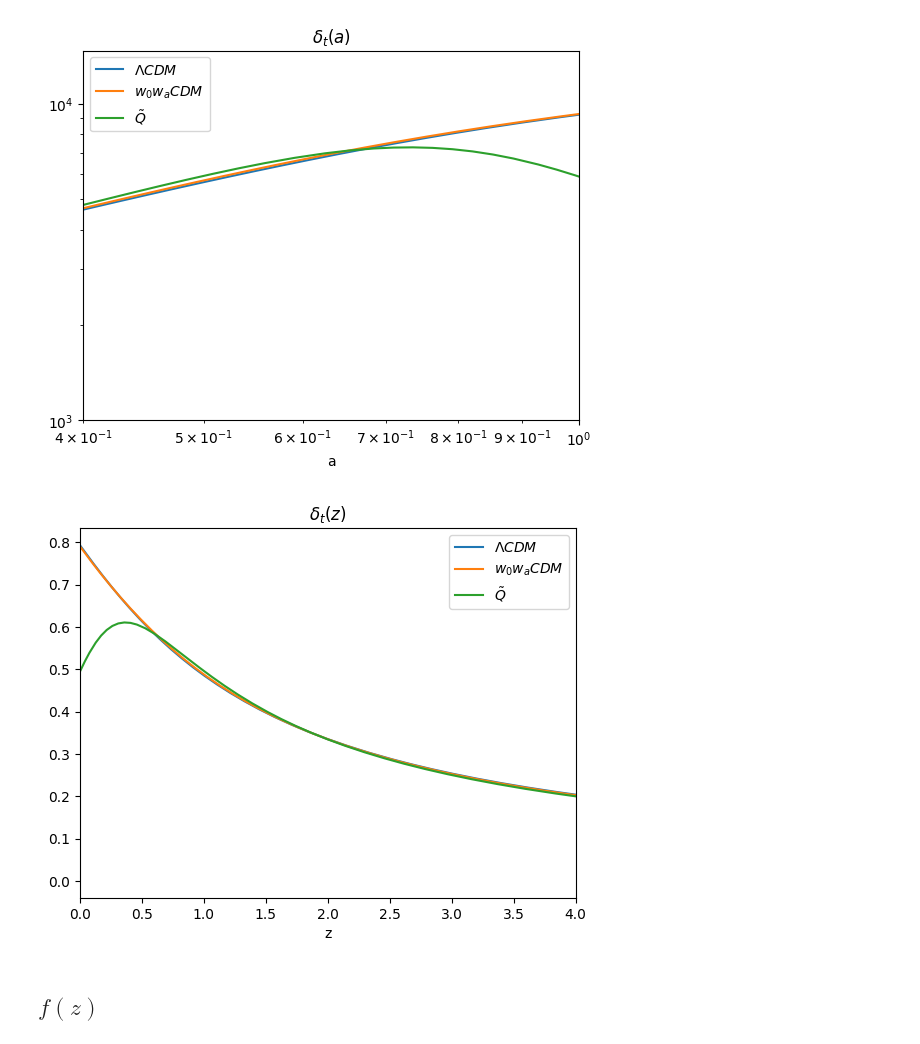
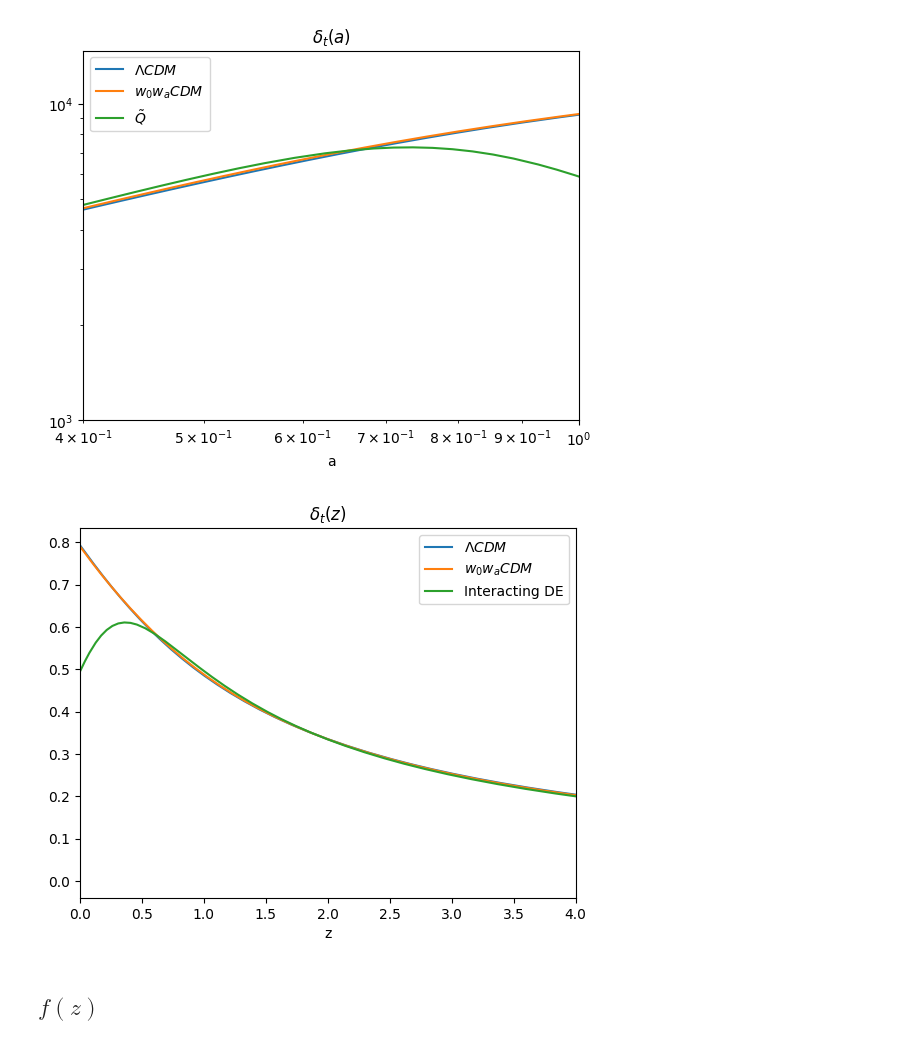
Before and after one commit to Diismas19/dark-degeneracy, a Jupyter notebook: coding/plots.ipynb, the cells around one changed output. Saved outputs shown, nothing was run; the diff lists cells and outputs as text; code cells hidden in the pictures.

```diff
--- a/coding/plots.ipynb
+++ b/coding/plots.ipynb
@@ -72,7 +72,7 @@ g.export('triplot.pdf')
 # %% [markdown]
 ## Constants
 # %%
-# verificar os valores dos parametros com o valerio
+legend_labels=[r'$\Lambda CDM$',r'$w_0w_aCDM$','Interacting DE']
 
 def get_betstfit_param(model, param):
     with open('/home/vitor-petri/projects/cobaya/coding/bestfit.txt', 'r') as f:
@@ -419,19 +421,19 @@ plt.show()
 # %% [output]
 [figure]
 # %%
-plt.plot(1/ptLCDM[0]['a']-1,delta_t_lcdm/delta_t_lcdm[-20]*ptLCDM[0]['a'][-20],label=r'$\Lambda CDM$')
-plt.plot(1/ptFLD[0]['a']-1,delta_t_fld/delta_t_fld[-20]*ptFLD[0]['a'][-20],label=r'$w_0w_aCDM$')
-plt.plot(1/ptINT[0]['a']-1,delta_t_int/delta_t_int[-20]*ptINT[0]['a'][-20],label=r'$\tilde{Q}$')
+plt.plot(1/ptLCDM[0]['a']-1,delta_t_lcdm/delta_t_lcdm[-20]*ptLCDM[0]['a'][-20],label=legend_labels[0])
+plt.plot(1/ptFLD[0]['a']-1,delta_t_fld/delta_t_fld[-20]*ptFLD[0]['a'][-20],label=legend_labels[1])
+plt.plot(1/ptINT[0]['a']-1,delta_t_int/delta_t_int[-20]*ptINT[0]['a'][-20],label=legend_labels[2])
 # plt.plot(1/ptLCDM[0]['a']-1,ptLCDM[0]['a'],label='a')
 plt.legend()
 plt.xlim(0,4)
 plt.title(r'$\delta_t(z)$')
 plt.xlabel('z')
 plt.show()
 
 # delta = a normalizado durante a matter domination
 # %% [output]
-[figure, old version]
+[figure, new version]
 # %% [markdown]
 ## $f(z)$
 # %%
```
Also changed, not shown: parts of 5 cells of this notebook, 9 other files.
